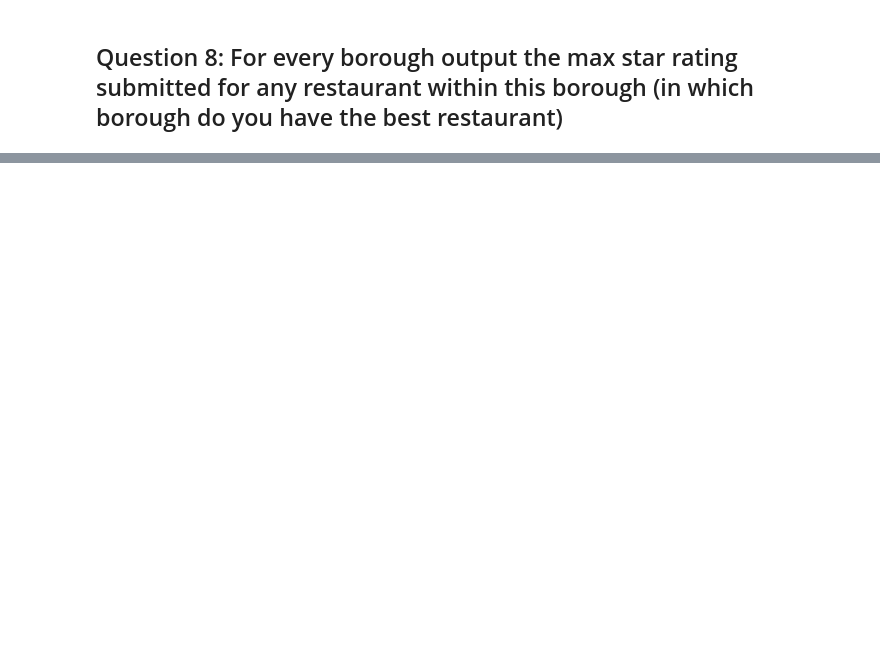
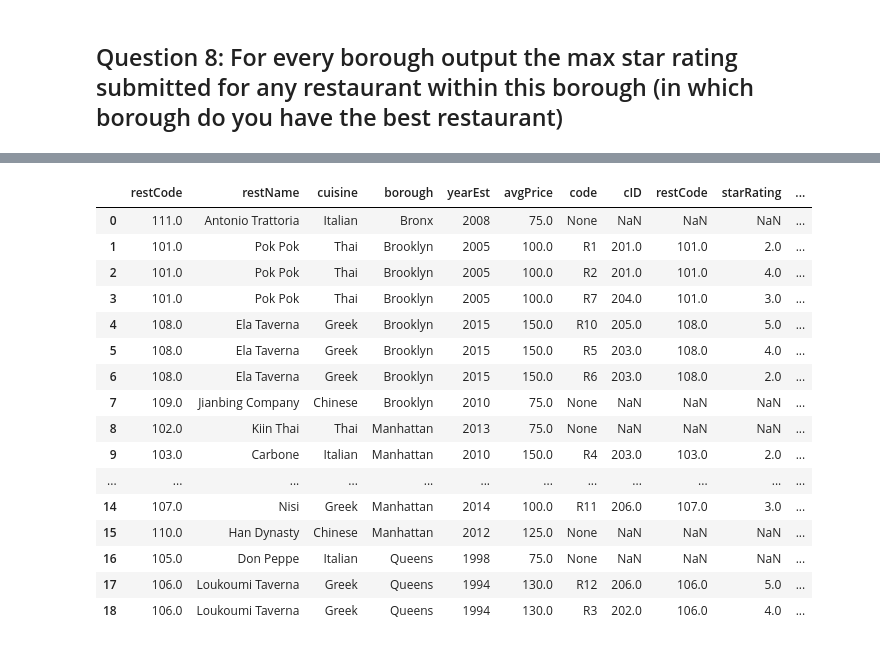
Before and after one commit to ipeirotis/introduction-to-databases, a Jupyter notebook: session5/practice_queries_join_and_aggregation_solutions.ipynb, the cells around one changed output, grey strips where cells are left out. Cells and saved outputs as stored; diff of their text form; code cells hidden in the pictures; blank space fills up the shorter version.

```diff
--- a/session5/practice_queries_join_and_aggregation_solutions.ipynb
+++ b/session5/practice_queries_join_and_aggregation_solutions.ipynb
@@ -307,0 +342,7 @@ Query started at 05:03:00 PM UTC; Query executed in 0.01 m
+# %%
+%%read_sql
+SELECT *
+FROM Restaurant R
+  LEFT JOIN Rating T ON T.restCode = R.restCode
+ORDER BY borough
+# %% [output]
@@ -307,0 +350,17 @@ Query started at 05:03:00 PM UTC; Query executed in 0.01 m
+|  | restCode | restName | cuisine | borough | yearEst | avgPrice | code | cID | restCode | starRating | ... |
+| 0 | 111.0 | Antonio Trattoria | Italian | Bronx | 2008 | 75.0 | None | NaN | NaN | NaN | ... |
+| 1 | 101.0 | Pok Pok | Thai | Brooklyn | 2005 | 100.0 | R1 | 201.0 | 101.0 | 2.0 | ... |
+| 2 | 101.0 | Pok Pok | Thai | Brooklyn | 2005 | 100.0 | R2 | 201.0 | 101.0 | 4.0 | ... |
+| 3 | 101.0 | Pok Pok | Thai | Brooklyn | 2005 | 100.0 | R7 | 204.0 | 101.0 | 3.0 | ... |
+| 4 | 108.0 | Ela Taverna | Greek | Brooklyn | 2015 | 150.0 | R10 | 205.0 | 108.0 | 5.0 | ... |
+| 5 | 108.0 | Ela Taverna | Greek | Brooklyn | 2015 | 150.0 | R5 | 203.0 | 108.0 | 4.0 | ... |
+| 6 | 108.0 | Ela Taverna | Greek | Brooklyn | 2015 | 150.0 | R6 | 203.0 | 108.0 | 2.0 | ... |
+| 7 | 109.0 | Jianbing Company | Chinese | Brooklyn | 2010 | 75.0 | None | NaN | NaN | NaN | ... |
+| 8 | 102.0 | Kiin Thai | Thai | Manhattan | 2013 | 75.0 | None | NaN | NaN | NaN | ... |
+| 9 | 103.0 | Carbone | Italian | Manhattan | 2010 | 150.0 | R4 | 203.0 | 103.0 | 2.0 | ... |
+| ... | ... | ... | ... | ... | ... | ... | ... | ... | ... | ... | ... |
+| 14 | 107.0 | Nisi | Greek | Manhattan | 2014 | 100.0 | R11 | 206.0 | 107.0 | 3.0 | ... |
+| 15 | 110.0 | Han Dynasty | Chinese | Manhattan | 2012 | 125.0 | None | NaN | NaN | NaN | ... |
+| 16 | 105.0 | Don Peppe | Italian | Queens | 1998 | 75.0 | None | NaN | NaN | NaN | ... |
+| 17 | 106.0 | Loukoumi Taverna | Greek | Queens | 1994 | 130.0 | R12 | 206.0 | 106.0 | 5.0 | ... |
+| 18 | 106.0 | Loukoumi Taverna | Greek | Queens | 1994 | 130.0 | R3 | 202.0 | 106.0 | 4.0 | ... |
```
Also changed, not shown: parts of 6 cells of this notebook.
